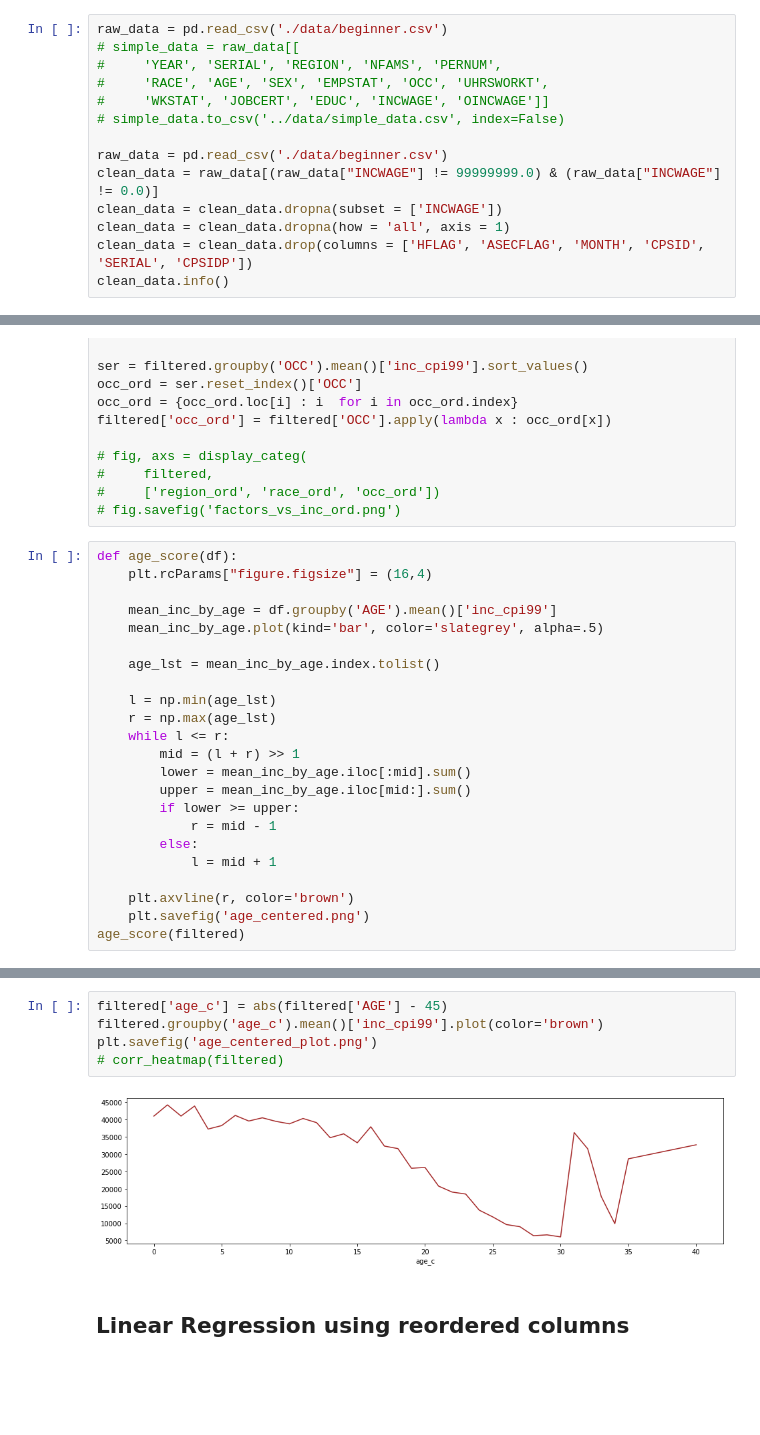
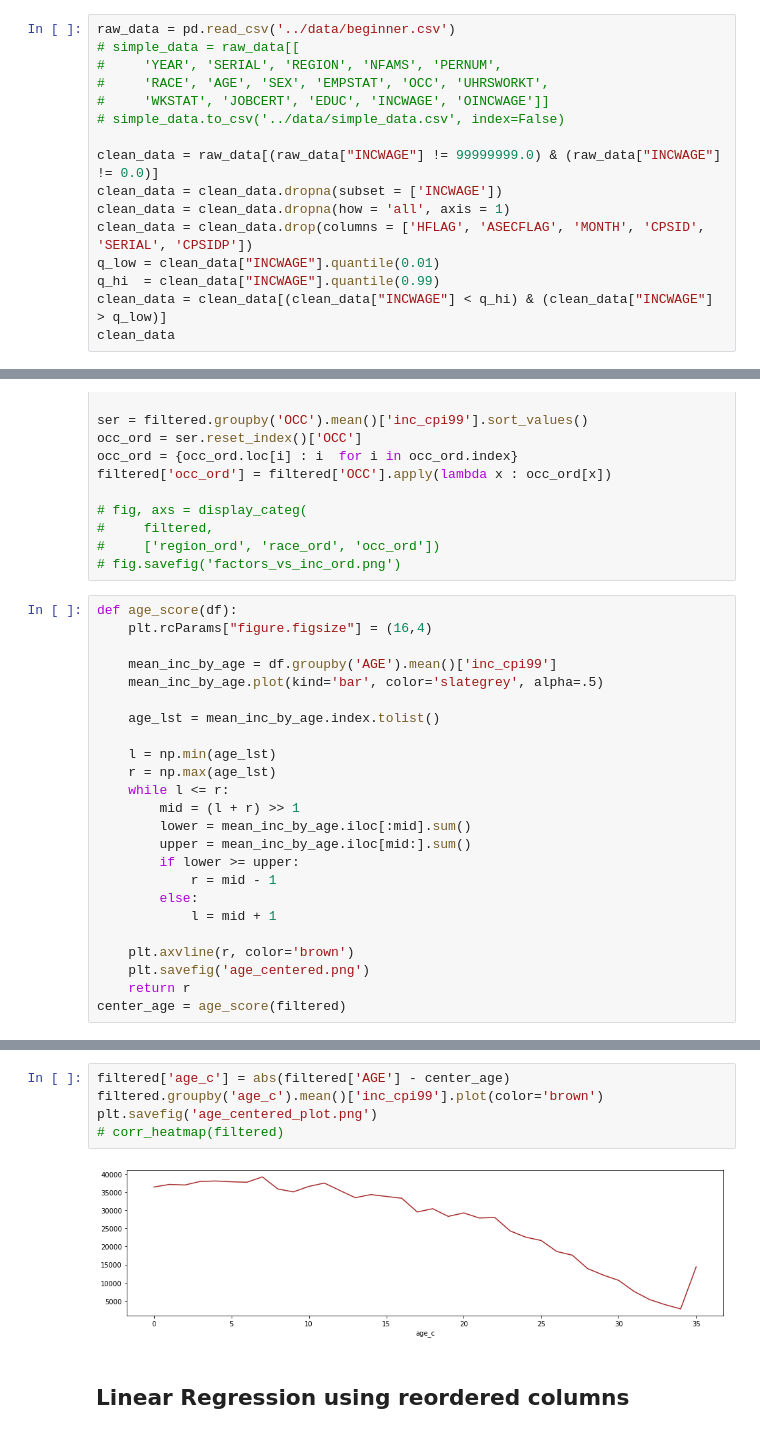
Before and after one commit to weiyueli7/beginners-newbies, a Jupyter notebook: main.ipynb, the cells around one changed output, grey strips where cells are left out. Drawn from its saved outputs; the diff is of its cells as text; blank space fills up the shorter version.

```diff
--- a/main.ipynb
+++ b/main.ipynb
@@ -32,17 +32,19 @@ def corr_heatmap(df):
 # %% [markdown]
 Drop useless columns
 # %%
-raw_data = pd.read_csv('./data/beginner.csv')
+raw_data = pd.read_csv('../data/beginner.csv')
 # simple_data = raw_data[[
 #     'YEAR', 'SERIAL', 'REGION', 'NFAMS', 'PERNUM',
 #     'RACE', 'AGE', 'SEX', 'EMPSTAT', 'OCC', 'UHRSWORKT',
 #     'WKSTAT', 'JOBCERT', 'EDUC', 'INCWAGE', 'OINCWAGE']]
 # simple_data.to_csv('../data/simple_data.csv', index=False)
 
-raw_data = pd.read_csv('./data/beginner.csv')
 clean_data = raw_data[(raw_data["INCWAGE"] != 99999999.0) & (raw_data["INCWAGE"] != 0.0)]
 clean_data = clean_data.dropna(subset = ['INCWAGE'])
 clean_data = clean_data.dropna(how = 'all', axis = 1)
 clean_data = clean_data.drop(columns = ['HFLAG', 'ASECFLAG', 'MONTH', 'CPSID', 'SERIAL', 'CPSIDP'])
-clean_data.info()
+q_low = clean_data["INCWAGE"].quantile(0.01)
+q_hi  = clean_data["INCWAGE"].quantile(0.99)
+clean_data = clean_data[(clean_data["INCWAGE"] < q_hi) & (clean_data["INCWAGE"] > q_low)]
+clean_data
 # %% [output]
@@ -169,5 +167,6 @@ def age_score(df):
 
     plt.axvline(r, color='brown')
     plt.savefig('age_centered.png')
-age_score(filtered)
+    return r
+center_age = age_score(filtered)
 # %% [output]
@@ -175,10 +174,10 @@ age_score(filtered)
 # %%
-filtered['age_c'] = abs(filtered['AGE'] - 45)
+filtered['age_c'] = abs(filtered['AGE'] - center_age)
 filtered.groupby('age_c').mean()['inc_cpi99'].plot(color='brown')
 plt.savefig('age_centered_plot.png')
 # corr_heatmap(filtered)
 # %% [output]
-[figure, old version]
+[figure, new version]
 # %% [markdown]
 ## Linear Regression using reordered columns
 # %%
```
Also changed, not shown: parts of 12 cells of this notebook, 2 other files.
